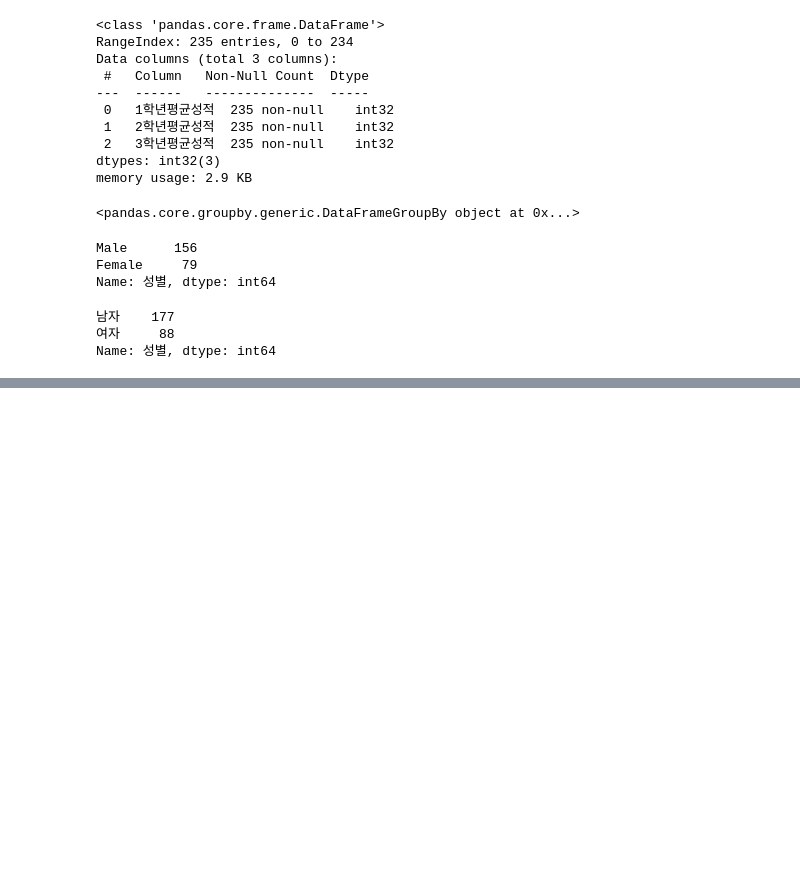
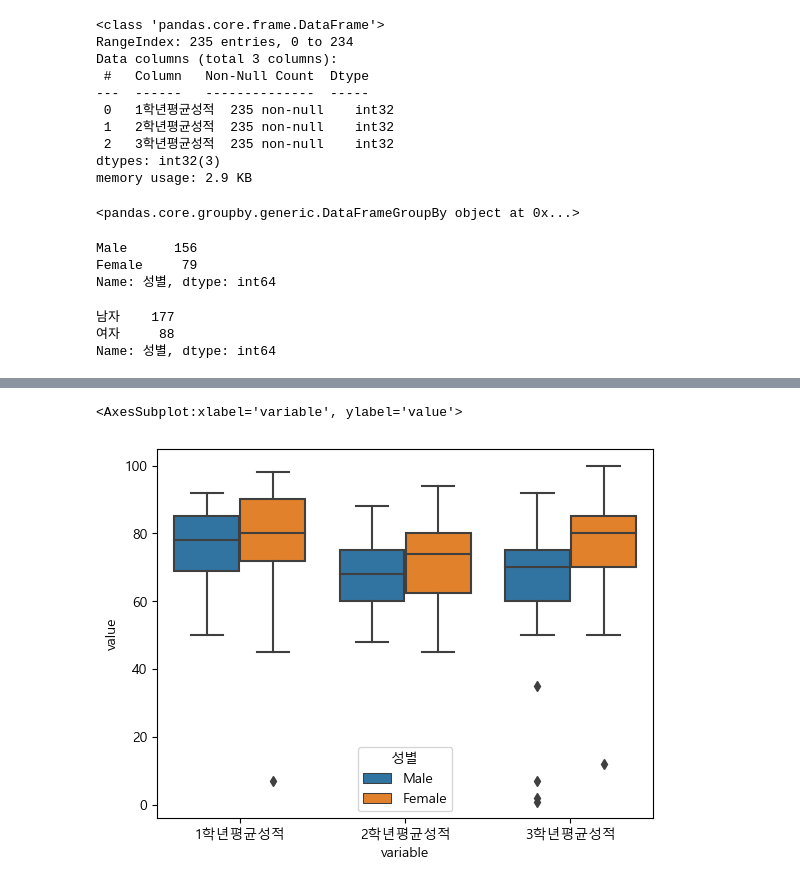
Before and after one commit to minseok06/PPP, a Jupyter notebook: 대회 준비_민석이와 친구들.ipynb, the cells around one changed output, grey strips where cells are left out. Drawn from its saved outputs; the diff is of its cells as text; code cells hidden in the pictures; blank space fills up the shorter version.

```diff
--- a/대회 준비_민석이와 친구들.ipynb
+++ b/대회 준비_민석이와 친구들.ipynb
@@ -290,0 +291,7 @@ plt.show()
+# %%
+sns.boxplot(data=new_df, x='variable', y='value', hue='성별')
+# 들숙날숙한 그래프는 차이가 난다는 의미이다.
+# 박스안에 있는 선은 평균을 나타낸다.
+# %% [output]
+<AxesSubplot:xlabel='variable', ylabel='value'>
+[figure, added]
```
Also changed, not shown: parts of 14 cells of this notebook, 1 other file.
